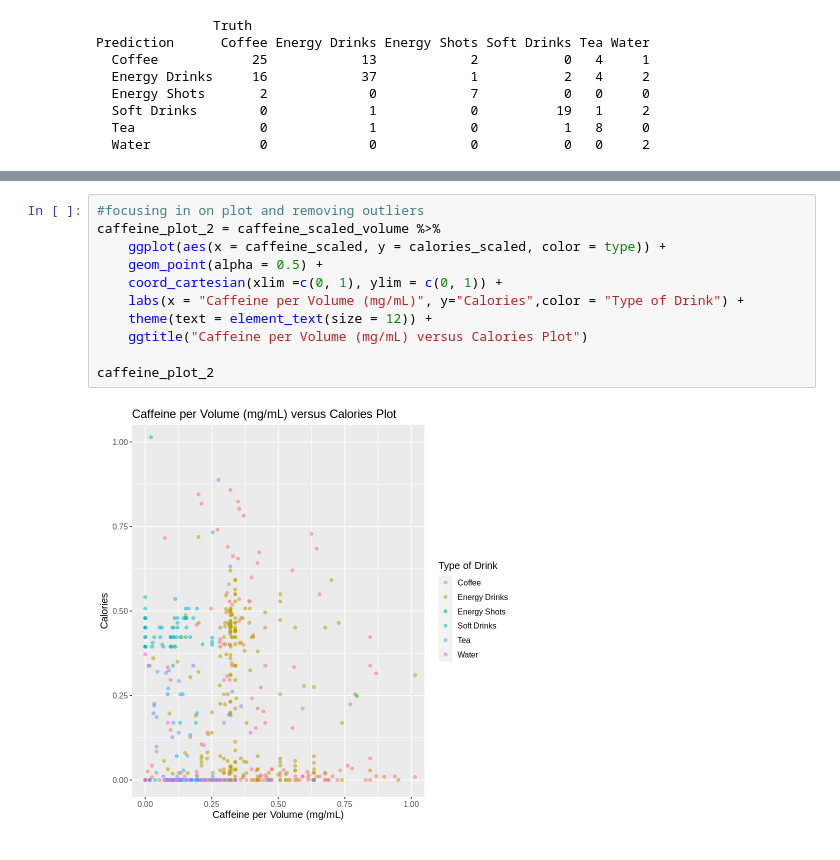
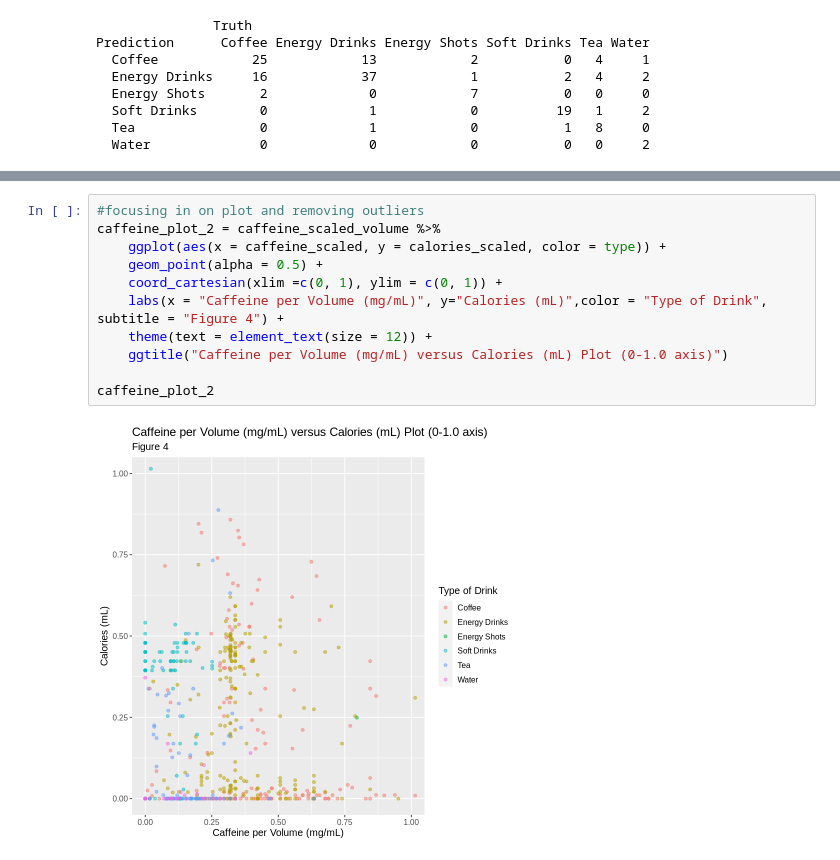
Before and after one commit to sejalvij/dsci-new-project, a Jupyter notebook: New project code.ipynb, the cells around one changed output, grey strips where cells are left out. Cells and saved outputs as stored; diff of their text form.

Commit message:
Added Figure Names
Added Figure Names

```diff
--- a/New project code.ipynb
+++ b/New project code.ipynb
@@ -242,13 +243,13 @@ caffeine_plot
 # %%
 #focusing in on plot and removing outliers
 caffeine_plot_2 = caffeine_scaled_volume %>%
     ggplot(aes(x = caffeine_scaled, y = calories_scaled, color = type)) +
     geom_point(alpha = 0.5) +
     coord_cartesian(xlim =c(0, 1), ylim = c(0, 1)) +
-    labs(x = "Caffeine per Volume (mg/mL)", y="Calories",color = "Type of Drink") +
+    labs(x = "Caffeine per Volume (mg/mL)", y="Calories (mL)",color = "Type of Drink", subtitle = "Figure 4") +
     theme(text = element_text(size = 12)) +
-    ggtitle("Caffeine per Volume (mg/mL) versus Calories Plot")
+    ggtitle("Caffeine per Volume (mg/mL) versus Calories (mL) Plot (0-1.0 axis)")
 
 caffeine_plot_2
 # %% [output]
-[figure, old version]
+[figure, new version]
```
Also changed, not shown: parts of 4 cells of this notebook.
